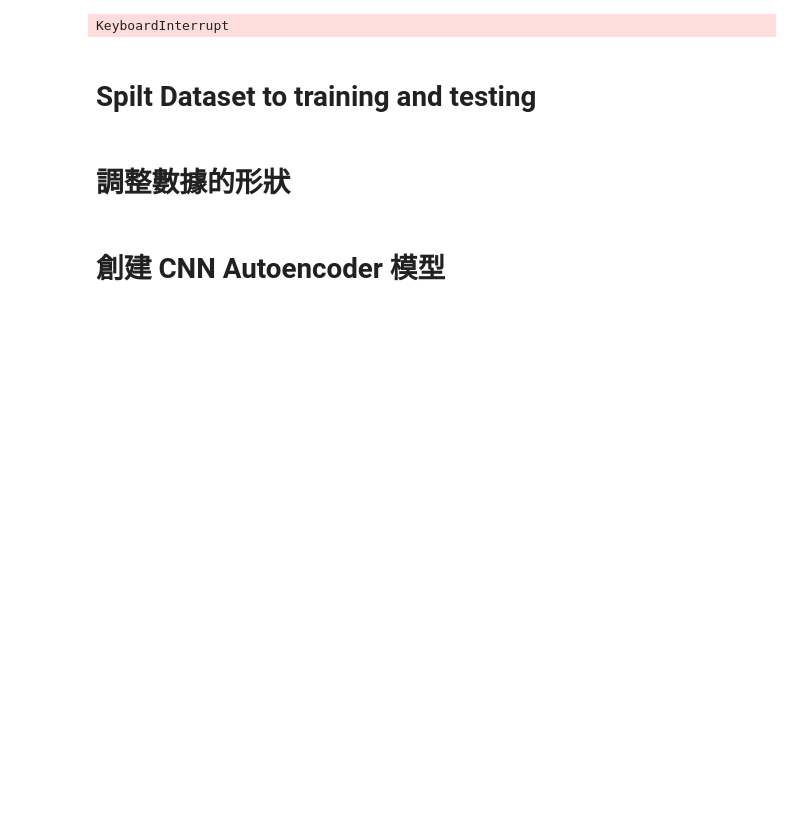
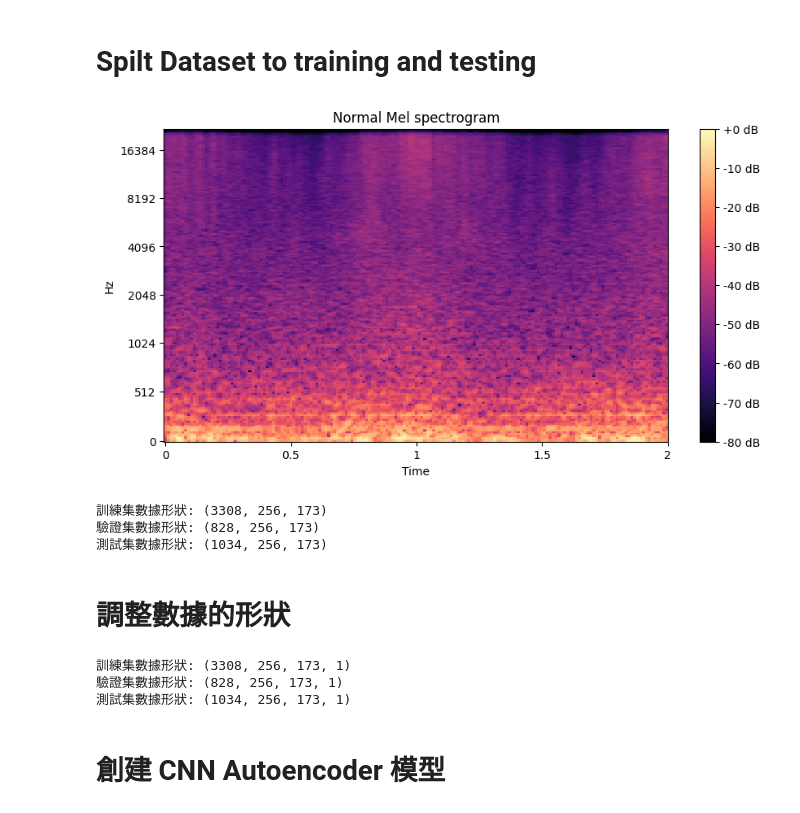
Before and after one commit to BoshiLee/wind_turbin_anomaly_detection, a Jupyter notebook: mel_model_training.ipynb, the cells around one changed output. Cells and saved outputs as stored; diff of their text form; code cells hidden in the pictures; blank space fills up the shorter version.

```diff
--- a/mel_model_training.ipynb
+++ b/mel_model_training.ipynb
@@ -22,7 +22,7 @@ def normalize_audio(audio):
 # 指定 STFT 參數
 hop_length = 512
 n_mels = 256
-n_fft = 4096
+n_fft = 2048
 
 # 讀取分割後的音訊片段
 segmented_files_normal = load_segmented_files('segmented_audio')
@@ -40,8 +40,6 @@ def convert_to_mel_spectrogram(audio, n_fft, hop_length, n_mels):
 for audio in tqdm(segmented_files_normal):
     mel_spectrogram = convert_to_mel_spectrogram(audio, n_fft, hop_length, n_mels)
     mel_spectrograms_normal.append(mel_spectrogram)
-# %% [output]
-KeyboardInterrupt
 # %%
 def plot_mel_spectrogram(mel_spectrogram, filename:str = None):
     plt.figure(figsize=(10, 5))
@@ -52,6 +50,10 @@ def plot_mel_spectrogram(mel_spectrogram, filename:str = None):
     plt.show()
 # %% [markdown]
 # Spilt Dataset to training and testing
+# %%
+plot_mel_spectrogram(mel_spectrograms_normal[0], 'Normal')
+# %% [output]
+[figure, added]
 # %%
 from sklearn.model_selection import train_test_split
 
@@ -65,6 +67,10 @@ train_data, val_data = train_test_split(train_data, test_size=0.2, random_state=
 print("訓練集數據形狀:", train_data.shape)
 print("驗證集數據形狀:", val_data.shape)
 print("測試集數據形狀:", test_data.shape)
+# %% [output]
+訓練集數據形狀: (3308, 256, 173)
+驗證集數據形狀: (828, 256, 173)
+測試集數據形狀: (1034, 256, 173)
 # %% [markdown]
 # 調整數據的形狀
 # %%
@@ -81,6 +87,10 @@ test_data = (test_data - test_data.min()) / (test_data.max() - test_data.min())
 print("訓練集數據形狀:", train_data.shape)
 print("驗證集數據形狀:", val_data.shape)
 print("測試集數據形狀:", test_data.shape)
+# %% [output]
+訓練集數據形狀: (3308, 256, 173, 1)
+驗證集數據形狀: (828, 256, 173, 1)
+測試集數據形狀: (1034, 256, 173, 1)
 # %% [markdown]
 # 創建 CNN Autoencoder 模型
 # %%
```
Also changed, not shown: parts of 18 cells of this notebook, 2 other files.
